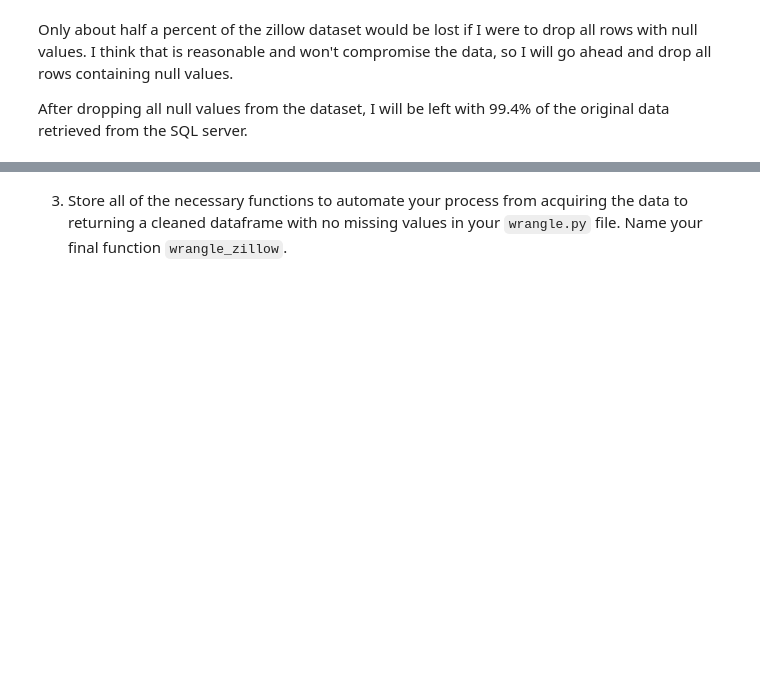
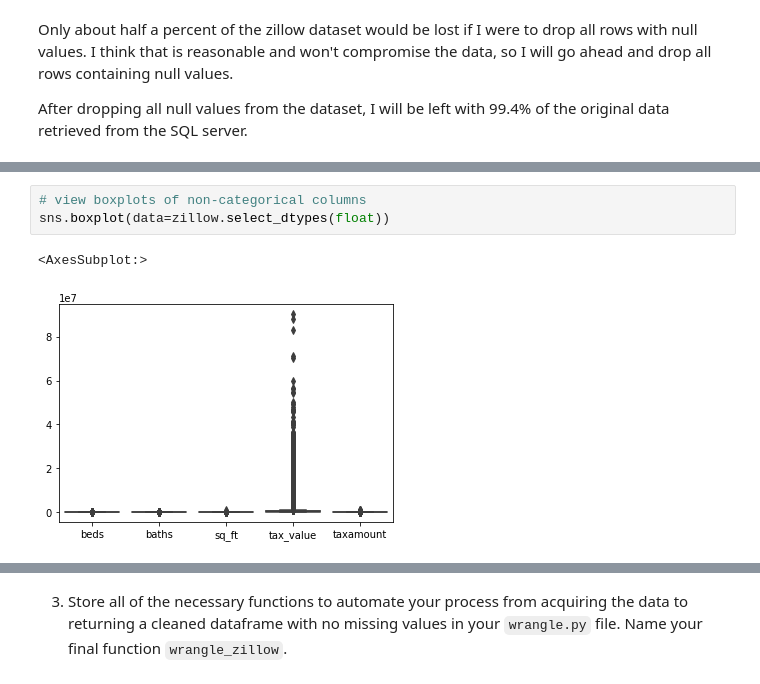
Before and after one commit to sophia-stewart/regression-exercises, a Jupyter notebook: wrangle.ipynb, the cells around one changed output, grey strips where cells are left out. Cells and saved outputs as stored; diff of their text form; blank space fills up the shorter version.

```diff
--- a/wrangle.ipynb
+++ b/wrangle.ipynb
@@ -225,0 +280,6 @@ memory usage: 130.6 MB
+# %%
+# view boxplots of non-categorical columns
+sns.boxplot(data=zillow.select_dtypes(float))
+# %% [output]
+<AxesSubplot:>
+[figure, added]
```
Also changed, not shown: parts of 31 cells of this notebook.
